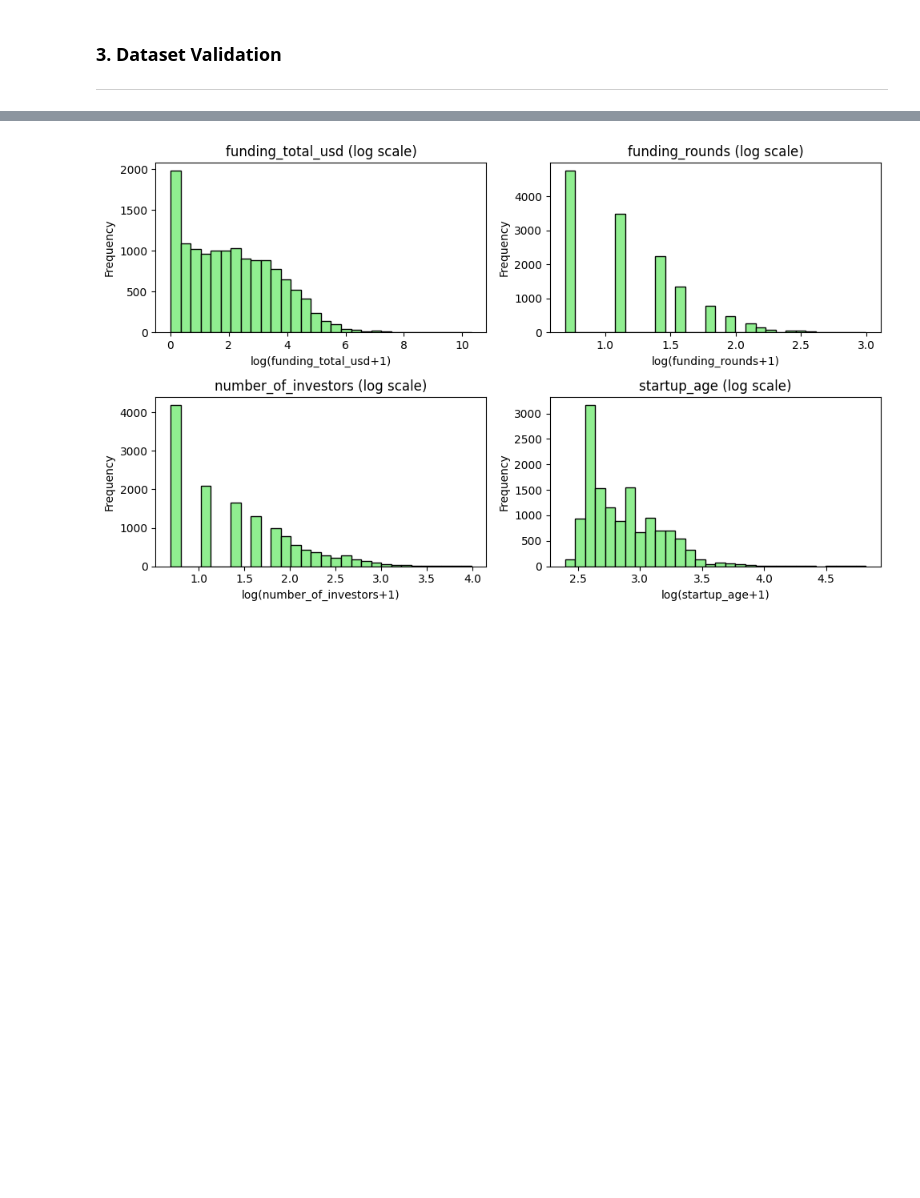
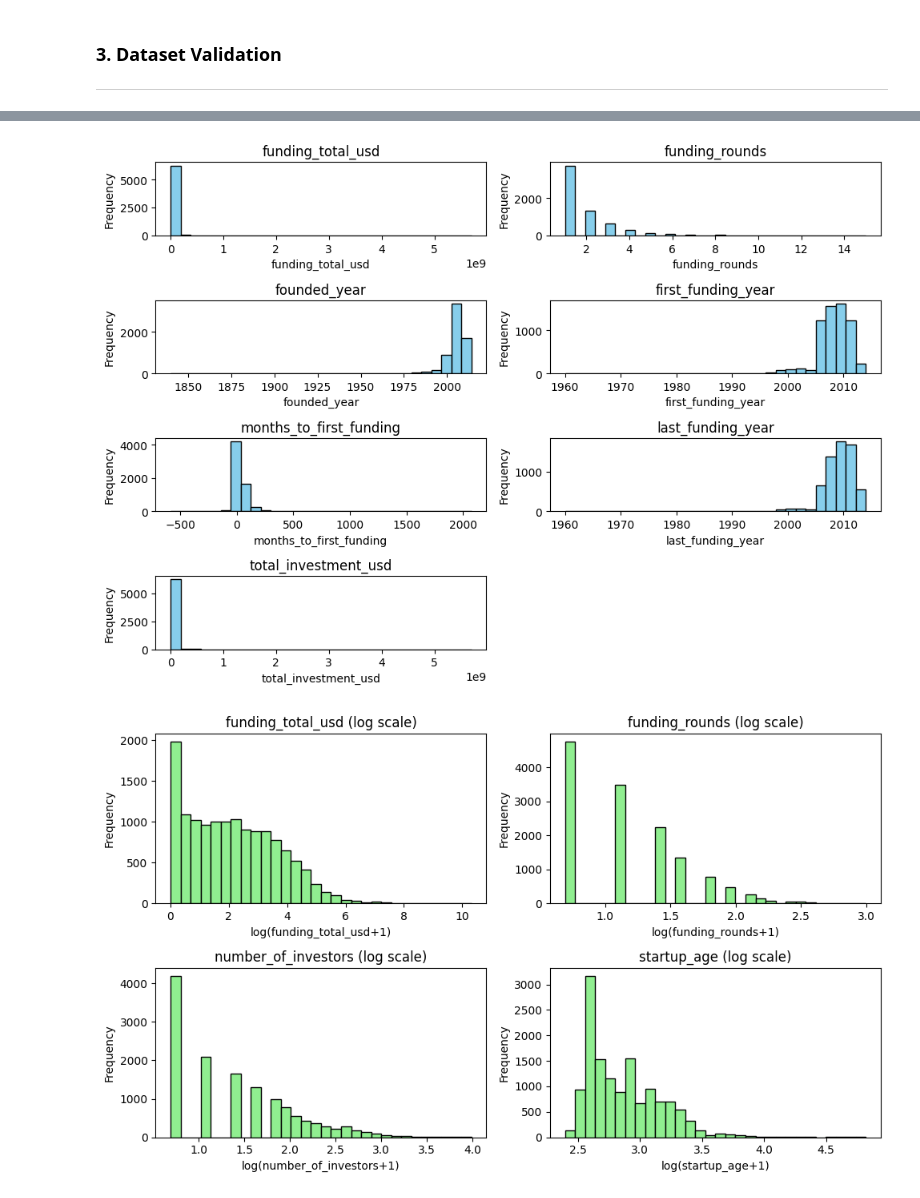
Before and after one commit to bruno-lima98/personal_projects, a Jupyter notebook: project-1/main.ipynb, the cells around one changed output, grey strips where cells are left out. Cells and saved outputs as stored; diff of their text form; code cells hidden in the pictures; blank space fills up the shorter version.

```diff
--- a/project-1/main.ipynb
+++ b/project-1/main.ipynb
@@ -196,0 +272,5 @@ All             92.49   7.51
+# %%
+# Keep top 12 most frequent markets (~90% coverage) and replace the rest with 'Other':
+
+top_states = df_final['state_code'].value_counts().head(12).index
+df_final['state_code'] = df_final['state_code'].apply(lambda x: x if x in top_states else 'other')
@@ -223,0 +311,27 @@ plt.show()
+# %%
+# We will agregate all funding-related columns to:
+# 1. Calculate total investment per startup
+# 2. Create binary flags indicating if the startup received each type of funding
+
+# List of investment-related columns:
+
+investment_cols = [
+    'seed', 'venture', 'equity_crowdfunding', 'undisclosed', 'convertible_note',
+    'debt_financing', 'angel', 'grant', 'private_equity', 'post_ipo_equity',
+    'post_ipo_debt', 'secondary_market', 'product_crowdfunding'
+]
+
+# The column funding_total_usd is the sum of all these columns
+# %%
+# Creating binary flags:
+
+for col in investment_cols:
+    df_final[f'received_{col}'] = (df_final[col] > 0).astype(int)
+
+df_final.drop(columns=investment_cols, inplace=True)
+# %%
+# Drop individual round columns since we already have total investment and binary flags
+
+round_cols = ['round_a','round_b','round_c','round_d','round_e','round_f','round_g','round_h']
+
+df_final.drop(columns=round_cols, inplace=True)
@@ -223,0 +372,14 @@ plt.show()
+# %%
+plt.figure(figsize=(10, 60))
+
+for i, col in enumerate(num_plot, 1):
+    plt.subplot(35, 2, i)
+    plt.hist(df_final[col], bins=30, color='skyblue', edgecolor='black')
+    plt.title(col)
+    plt.xlabel(col)
+    plt.ylabel('Frequency')
+
+plt.tight_layout()
+plt.show()
+# %% [output]
+[figure, added]
```
Also changed, not shown: parts of 47 cells of this notebook, 1 other file.
